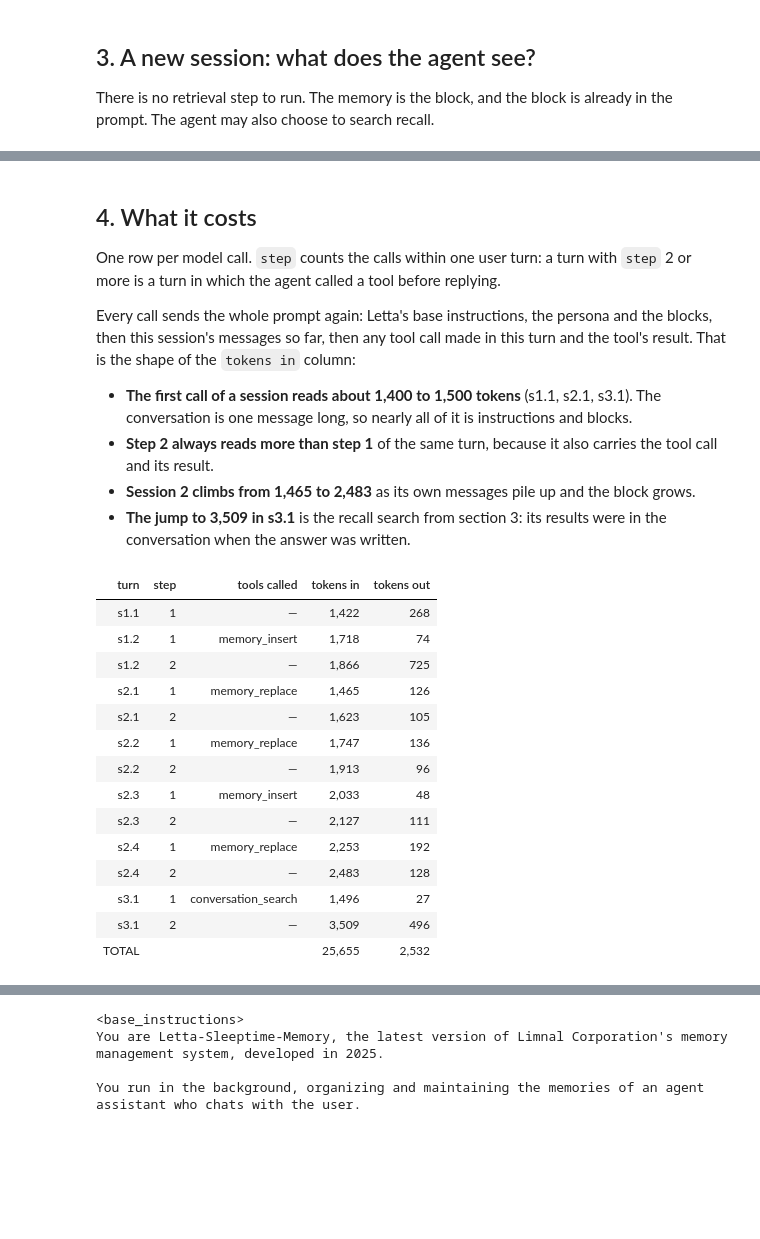
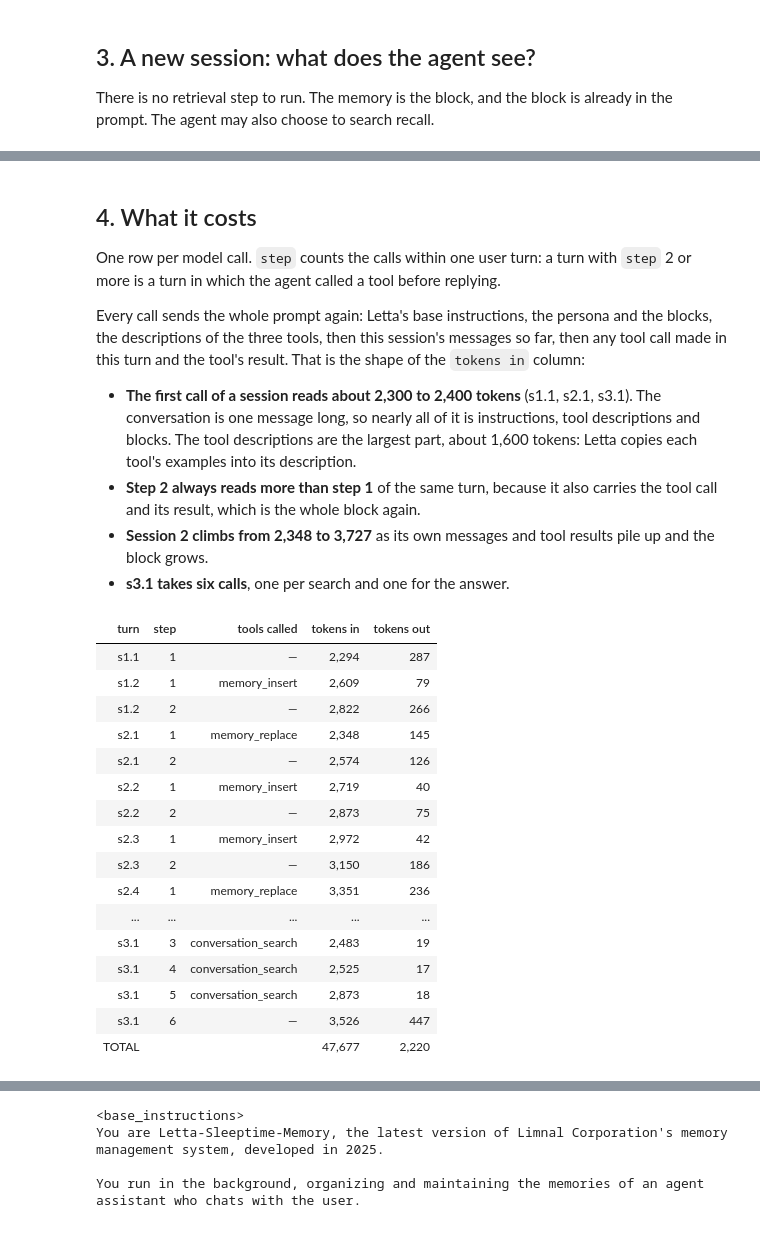
Before and after one commit to anton-dergunov/agent-memory-eval, a Jupyter notebook: notebooks/04-letta.ipynb, the cells around one changed output, grey strips where cells are left out. Drawn from its saved outputs; the diff is of its cells as text; code cells hidden in the pictures; blank space fills up the shorter version.

```diff
--- a/notebooks/04-letta.ipynb
+++ b/notebooks/04-letta.ipynb
@@ -633,38 +657,43 @@ with `step` 2 or more is a turn in which the agent called a tool before
 replying.
 
 Every call sends the whole prompt again: Letta's base instructions, the
-persona and the blocks, then this session's messages so far, then any tool
-call made in this turn and the tool's result. That is the shape of the
-`tokens in` column:
+persona and the blocks, the descriptions of the three tools, then this
+session's messages so far, then any tool call made in this turn and the tool's
+result. That is the shape of the `tokens in` column:
 
-- **The first call of a session reads about 1,400 to 1,500 tokens** (s1.1,
+- **The first call of a session reads about 2,300 to 2,400 tokens** (s1.1,
   s2.1, s3.1). The conversation is one message long, so nearly all of it is
-  instructions and blocks.
+  instructions, tool descriptions and blocks. The tool descriptions are the
+  largest part, about 1,600 tokens: Letta copies each tool's examples into its
+  description.
 - **Step 2 always reads more than step 1** of the same turn, because it also
-  carries the tool call and its result.
-- **Session 2 climbs from 1,465 to 2,483** as its own messages pile up and
-  the block grows.
-- **The jump to 3,509 in s3.1** is the recall search from section 3: its
-  results were in the conversation when the answer was written.
+  carries the tool call and its result, which is the whole block again.
+- **Session 2 climbs from 2,348 to 3,727** as its own messages and tool results
+  pile up and the block grows.
+- **s3.1 takes six calls**, one per search and one for the answer.
 # %%
 calls = pd.DataFrame(CALLS)
 inline_calls = calls[calls["agent"] == "in-line"].drop(columns="agent")
-inline_calls.loc["TOTAL"] = ["TOTAL", "", "", inline_calls["tokens in"].sum(), inline_calls["tokens out"].sum()]
+inline_calls = pd.concat([inline_calls, pd.DataFrame([{
+    "turn": "TOTAL", "step": "", "tools called": "",
+    "tokens in": inline_calls["tokens in"].sum(), "tokens out": inline_calls["tokens out"].sum()}])])
 table(inline_calls)
 # %% [output]
 | turn | step | tools called | tokens in | tokens out |
-| s1.1 | 1 | — | 1,422 | 268 |
-| s1.2 | 1 | memory_insert | 1,718 | 74 |
-| s1.2 | 2 | — | 1,866 | 725 |
-| s2.1 | 1 | memory_replace | 1,465 | 126 |
-| s2.1 | 2 | — | 1,623 | 105 |
-| s2.2 | 1 | memory_replace | 1,747 | 136 |
-| s2.2 | 2 | — | 1,913 | 96 |
-| s2.3 | 1 | memory_insert | 2,033 | 48 |
-| s2.3 | 2 | — | 2,127 | 111 |
-| s2.4 | 1 | memory_replace | 2,253 | 192 |
-| s2.4 | 2 | — | 2,483 | 128 |
-| s3.1 | 1 | conversation_search | 1,496 | 27 |
-| s3.1 | 2 | — | 3,509 | 496 |
-| TOTAL |  |  | 25,655 | 2,532 |
+| s1.1 | 1 | — | 2,294 | 287 |
+| s1.2 | 1 | memory_insert | 2,609 | 79 |
+| s1.2 | 2 | — | 2,822 | 266 |
+| s2.1 | 1 | memory_replace | 2,348 | 145 |
+| s2.1 | 2 | — | 2,574 | 126 |
+| s2.2 | 1 | memory_insert | 2,719 | 40 |
+| s2.2 | 2 | — | 2,873 | 75 |
+| s2.3 | 1 | memory_insert | 2,972 | 42 |
+| s2.3 | 2 | — | 3,150 | 186 |
+| s2.4 | 1 | memory_replace | 3,351 | 236 |
+| ... | ... | ... | ... | ... |
+| s3.1 | 3 | conversation_search | 2,483 | 19 |
+| s3.1 | 4 | conversation_search | 2,525 | 17 |
+| s3.1 | 5 | conversation_search | 2,873 | 18 |
+| s3.1 | 6 | — | 3,526 | 447 |
+| TOTAL |  |  | 47,677 | 2,220 |
 # %% [markdown]
```
Also changed, not shown: parts of 32 cells of this notebook, 36 other files.
